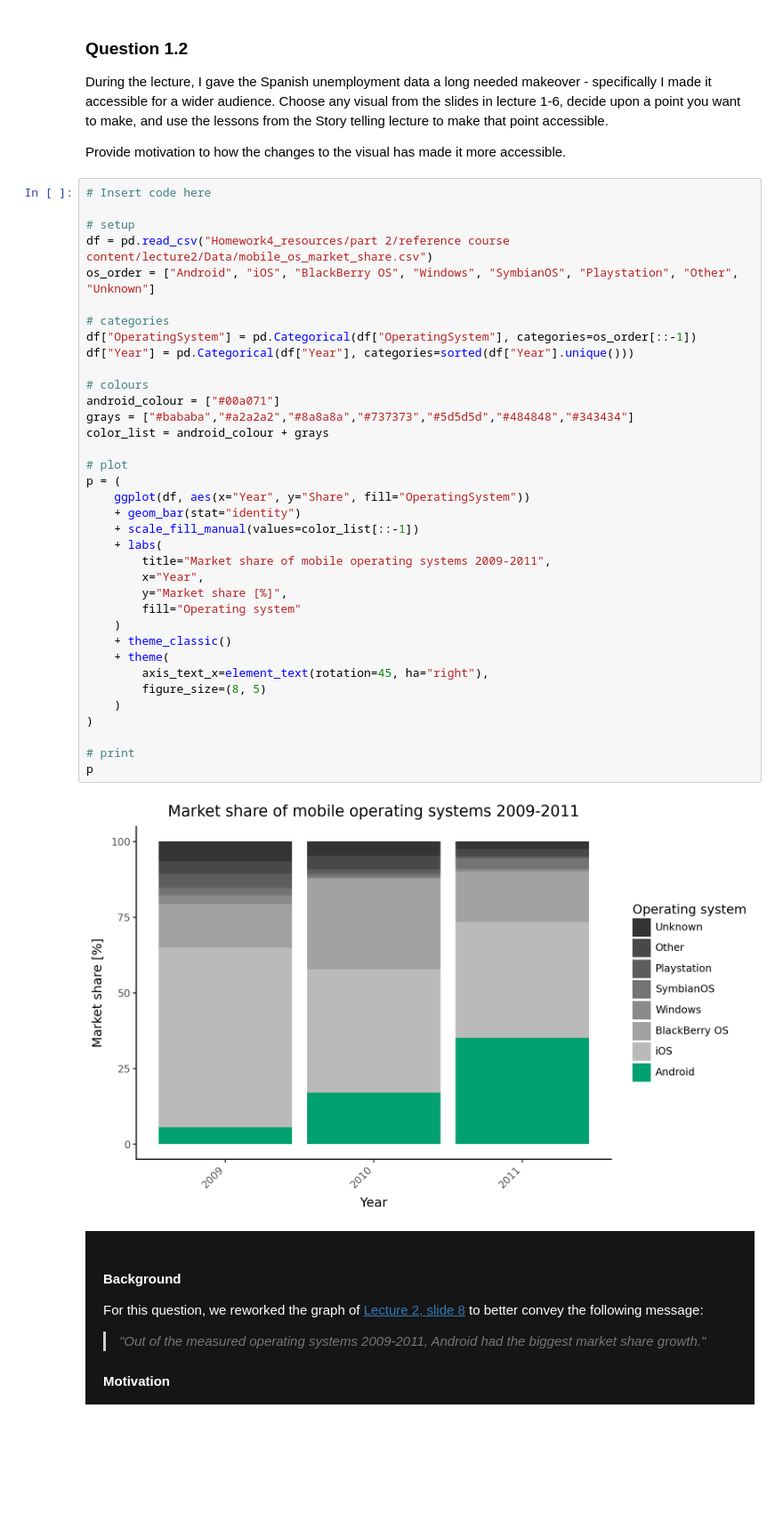
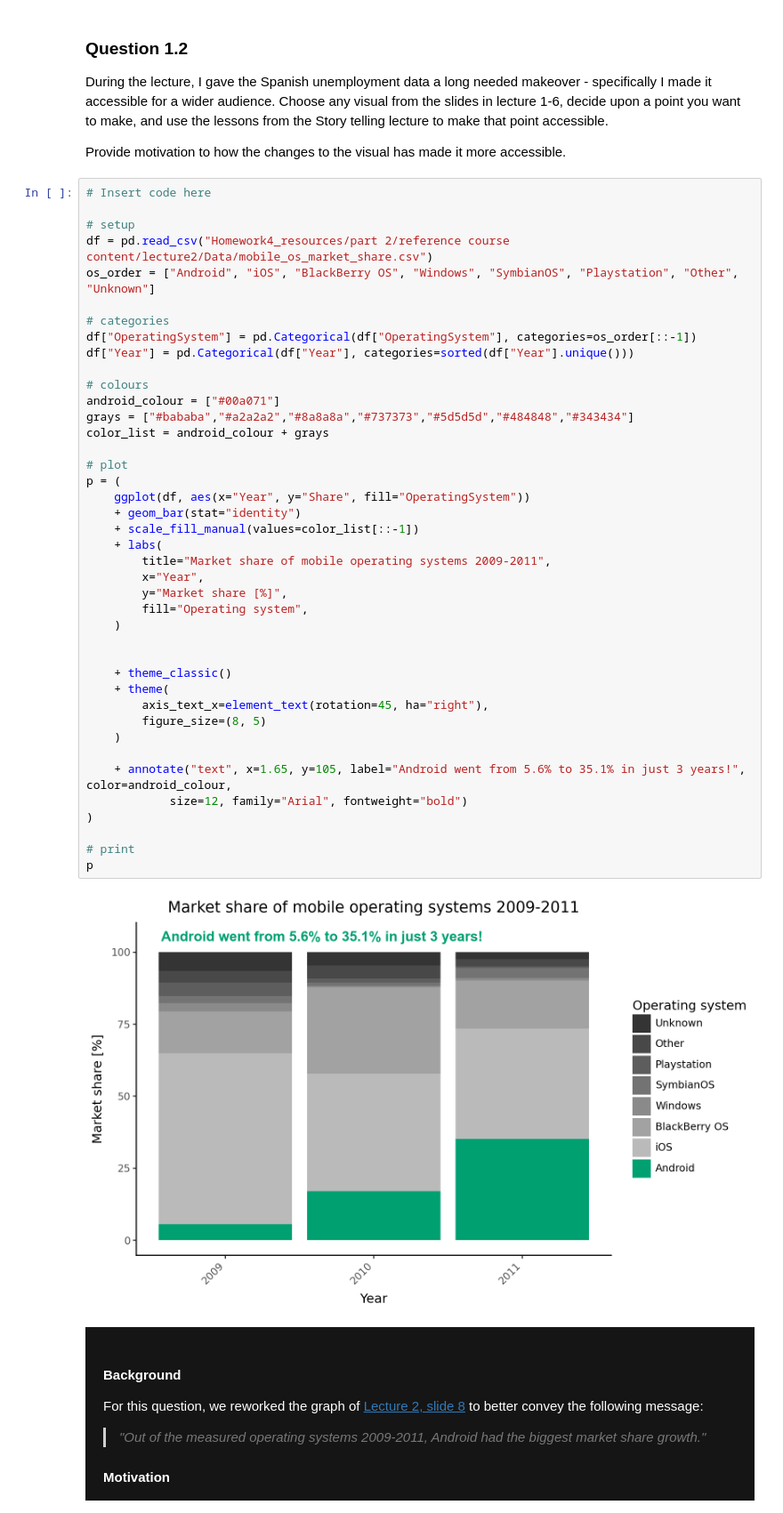
Before and after one commit to Salabud/MVE080-grp10, a Jupyter notebook: Homework4_2025.ipynb, the cells around one changed output. Shown at 89% size. Cells and saved outputs as stored; diff of their text form; blank space fills up the shorter version.

```diff
--- a/Homework4_2025.ipynb
+++ b/Homework4_2025.ipynb
@@ -425,35 +425,40 @@ os_order = ["Android", "iOS", "BlackBerry OS", "Windows", "SymbianOS", "Playstat
 
 # categories
 df["OperatingSystem"] = pd.Categorical(df["OperatingSystem"], categories=os_order[::-1])
 df["Year"] = pd.Categorical(df["Year"], categories=sorted(df["Year"].unique()))
 
 # colours
 android_colour = ["#00a071"]
 grays = ["#bababa","#a2a2a2","#8a8a8a","#737373","#5d5d5d","#484848","#343434"]
 color_list = android_colour + grays
 
 # plot
 p = (
     ggplot(df, aes(x="Year", y="Share", fill="OperatingSystem"))
     + geom_bar(stat="identity")
     + scale_fill_manual(values=color_list[::-1])
     + labs(
         title="Market share of mobile operating systems 2009-2011",
         x="Year",
         y="Market share [%]",
-        fill="Operating system"
+        fill="Operating system",
     )
+
+
     + theme_classic()
     + theme(
         axis_text_x=element_text(rotation=45, ha="right"),
         figure_size=(8, 5)
     )
+
+    + annotate("text", x=1.65, y=105, label="Android went from 5.6% to 35.1% in just 3 years!", color=android_colour,
+            size=12, family="Arial", fontweight="bold")
 )
 
 # print
 p
 # %% [output]
-[figure, old version]
+[figure, new version]
 # %% [markdown]
 <div style="background-color:#151515;color:white;padding:20px;width:80%">
 
```
